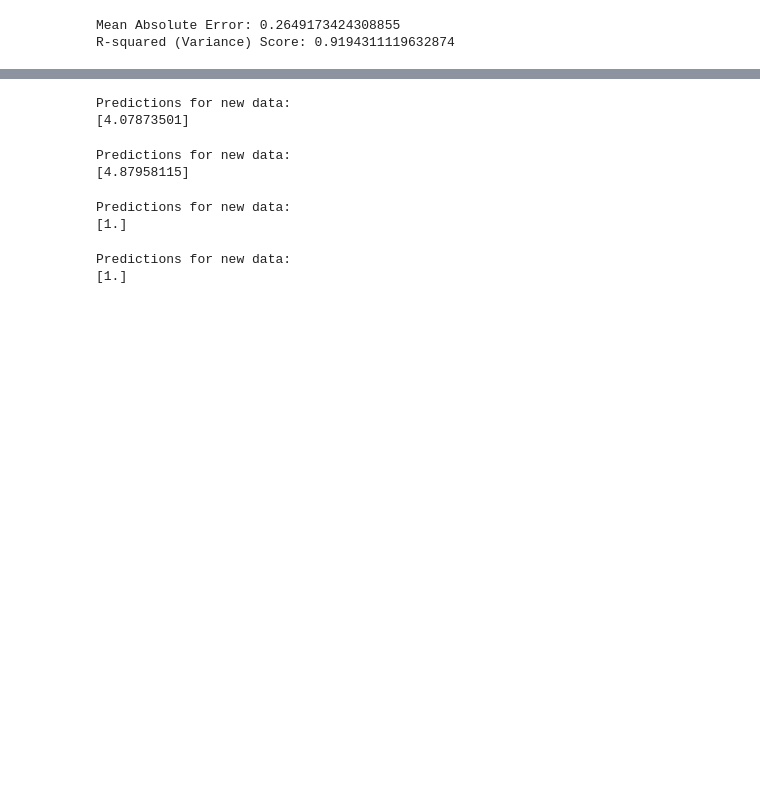
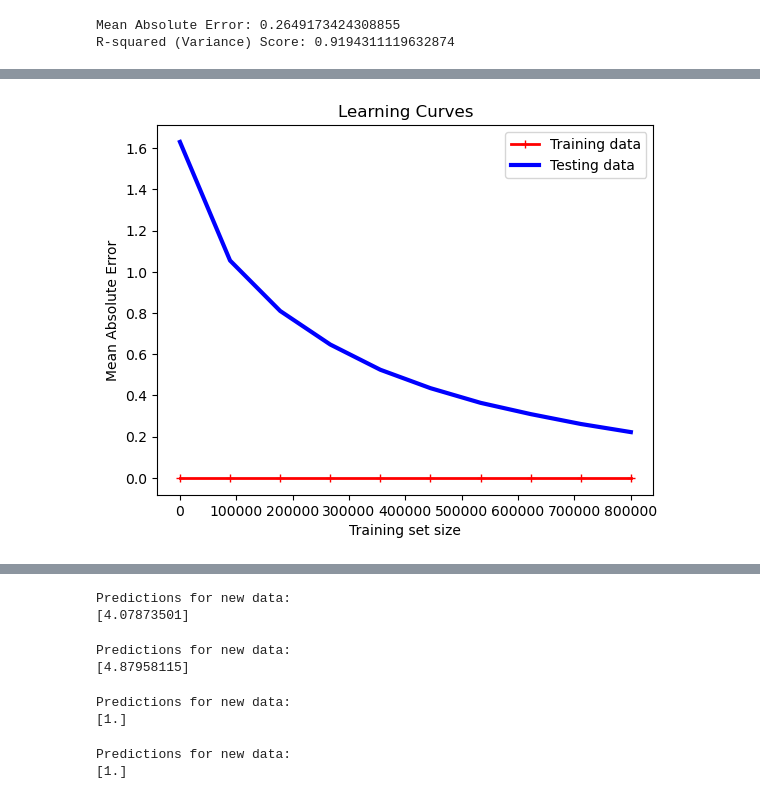
Before and after one commit to Inupa6677/DSGP-GROUP-9, a Jupyter notebook: accident analysis with different parameters.ipynb, the cells around one changed output, grey strips where cells are left out. Drawn from its saved outputs; the diff is of its cells as text; code cells hidden in the pictures; blank space fills up the shorter version.

Commit message:
model evaluation

```diff
--- a/accident analysis with different parameters.ipynb
+++ b/accident analysis with different parameters.ipynb
@@ -982 +1011,32 @@ R-squared (Variance) Score: 0.9194311119632874
+# %%
+import matplotlib.pyplot as plt
+from sklearn.model_selection import train_test_split
+from sklearn.tree import DecisionTreeRegressor
+from sklearn.metrics import mean_absolute_error, r2_score
+import numpy as np
+
+def plot_learning_curves(model, X, y):
+    X_train, X_test, y_train, y_test = train_test_split(X, y, test_size=0.2, random_state=42)
+    train_errors, test_errors = [], []
+    train_sizes = np.linspace(1, len(X_train), 10).astype(int)
+
+    for m in train_sizes:
+        model.fit(X_train[:m], y_train[:m])
+        y_train_predict = model.predict(X_train[:m])
+        y_test_predict = model.predict(X_test)
+        train_errors.append(mean_absolute_error(y_train[:m], y_train_predict))
+        test_errors.append(mean_absolute_error(y_test, y_test_predict))
+
+    plt.plot(train_sizes, train_errors, "r-+", linewidth=2, label="Training data")
+    plt.plot(train_sizes, test_errors, "b-", linewidth=3, label="Testing data")
+    plt.xlabel('Training set size')
+    plt.ylabel('Mean Absolute Error')
+    plt.title('Learning Curves')
+    plt.legend()
+
+# Assuming df_selected and DecisionTreeRegressor are defined as in your code snippet
+model = DecisionTreeRegressor(random_state=42)
+plot_learning_curves(model, df_selected.drop('Accident_Count', axis=1), df_selected['Accident_Count'])
+# %% [output]
+[figure, added]
 # %%
```
Also changed, not shown: parts of 14 cells of this notebook.
